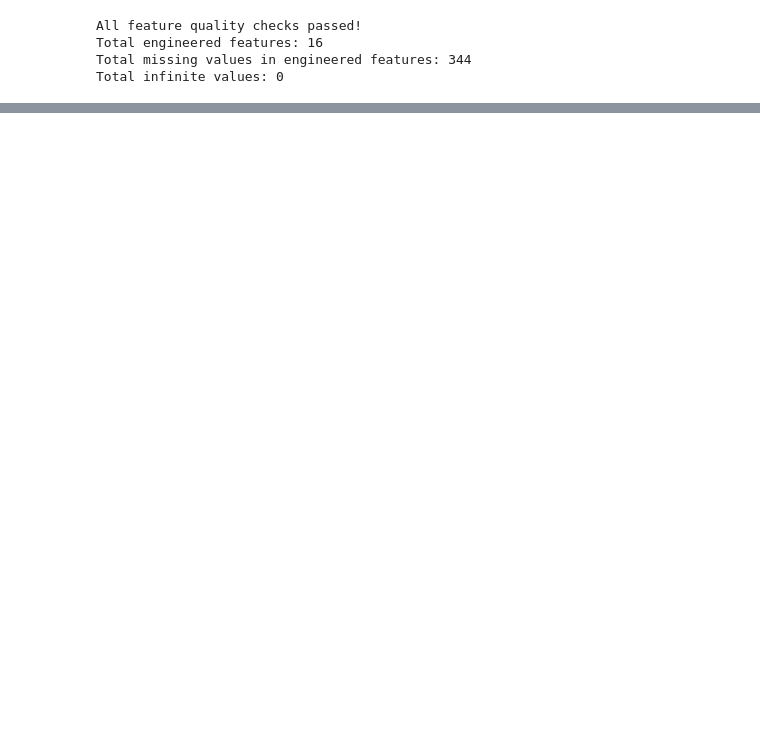
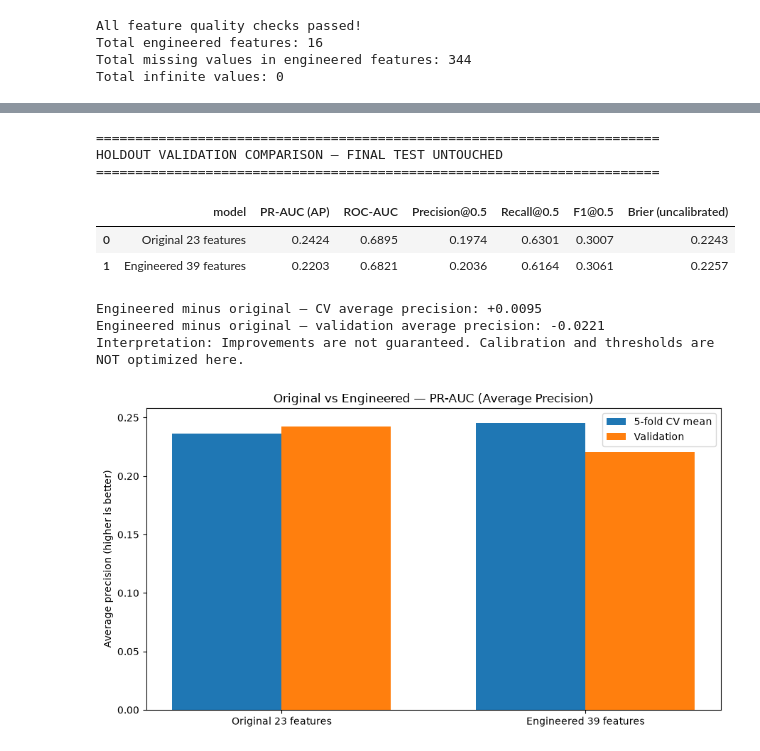
Before and after one commit to sasa312002/fraud-risk-intelligence, a Jupyter notebook: notebooks/01_fraud_risk_analysis.ipynb, the cells around one changed output, grey strips where cells are left out. Drawn from its saved outputs; the diff is of its cells as text; code cells hidden in the pictures; blank space fills up the shorter version.

```diff
--- a/notebooks/01_fraud_risk_analysis.ipynb
+++ b/notebooks/01_fraud_risk_analysis.ipynb
@@ -3729,0 +3839,71 @@ Total infinite values: 0
+# %%
+# ============================================================
+# Cell 34: Validation-set comparison (NO final-test evaluation)
+# ============================================================
+
+from sklearn.base import clone
+from sklearn.metrics import (
+    average_precision_score, roc_auc_score,
+    precision_score, recall_score, f1_score, brier_score_loss,
+)
+
+X_val_original = val_df.drop(columns=["transaction_id", "fraud"]).copy()
+y_val = val_df["fraud"].copy()
+
+validation_rows = []
+for model_name, model_pipeline in comparison_pipelines.items():
+    model = clone(model_pipeline).fit(X_train_original, y_train)
+    predicted_probabilities = model.predict_proba(X_val_original)[:, 1]
+    predictions_at_05 = (predicted_probabilities >= 0.5).astype(int)
+    validation_rows.append({
+        "model": model_name,
+        "PR-AUC (AP)": average_precision_score(y_val, predicted_probabilities),
+        "ROC-AUC": roc_auc_score(y_val, predicted_probabilities),
+        "Precision@0.5": precision_score(y_val, predictions_at_05, zero_division=0),
+        "Recall@0.5": recall_score(y_val, predictions_at_05, zero_division=0),
+        "F1@0.5": f1_score(y_val, predictions_at_05, zero_division=0),
+        "Brier (uncalibrated)": brier_score_loss(y_val, predicted_probabilities),
+    })
+
+validation_comparison_df = pd.DataFrame(validation_rows)
+print("=" * 72)
+print("HOLDOUT VALIDATION COMPARISON — FINAL TEST UNTOUCHED")
+print("=" * 72)
+display(validation_comparison_df.round(4))
+
+cv_ap_change = (
+    cv_comparison_df.loc[1, "PR-AUC (AP) mean"]
+    - cv_comparison_df.loc[0, "PR-AUC (AP) mean"]
+)
+val_ap_change = (
+    validation_comparison_df.loc[1, "PR-AUC (AP)"]
+    - validation_comparison_df.loc[0, "PR-AUC (AP)"]
+)
+print(f"\nEngineered minus original — CV average precision: {cv_ap_change:+.4f}")
+print(f"Engineered minus original — validation average precision: {val_ap_change:+.4f}")
+print("Interpretation: Improvements are not guaranteed. Calibration and thresholds are NOT optimized here.")
+
+# Compact visualization for the comparison
+fig, ax = plt.subplots(figsize=(9, 5))
+labels = cv_comparison_df["model"].tolist()
+positions = np.arange(len(labels))
+ax.bar(positions - 0.18, cv_comparison_df["PR-AUC (AP) mean"], width=0.36, label="5-fold CV mean")
+ax.bar(positions + 0.18, validation_comparison_df["PR-AUC (AP)"], width=0.36, label="Validation")
+ax.set_xticks(positions)
+ax.set_xticklabels(labels)
+ax.set_ylabel("Average precision (higher is better)")
+ax.set_title("Original vs Engineered — PR-AUC (Average Precision)")
+ax.legend()
+plt.tight_layout()
+plt.show()
+# %% [output]
+========================================================================
+HOLDOUT VALIDATION COMPARISON — FINAL TEST UNTOUCHED
+========================================================================
+|  | model | PR-AUC (AP) | ROC-AUC | Precision@0.5 | Recall@0.5 | F1@0.5 | Brier (uncalibrated) |
+| 0 | Original 23 features | 0.2424 | 0.6895 | 0.1974 | 0.6301 | 0.3007 | 0.2243 |
+| 1 | Engineered 39 features | 0.2203 | 0.6821 | 0.2036 | 0.6164 | 0.3061 | 0.2257 |
+Engineered minus original — CV average precision: +0.0095
+Engineered minus original — validation average precision: -0.0221
+Interpretation: Improvements are not guaranteed. Calibration and thresholds are NOT optimized here.
+[figure, added]
```
Also changed, not shown: parts of 3 cells of this notebook, 1 other file.
